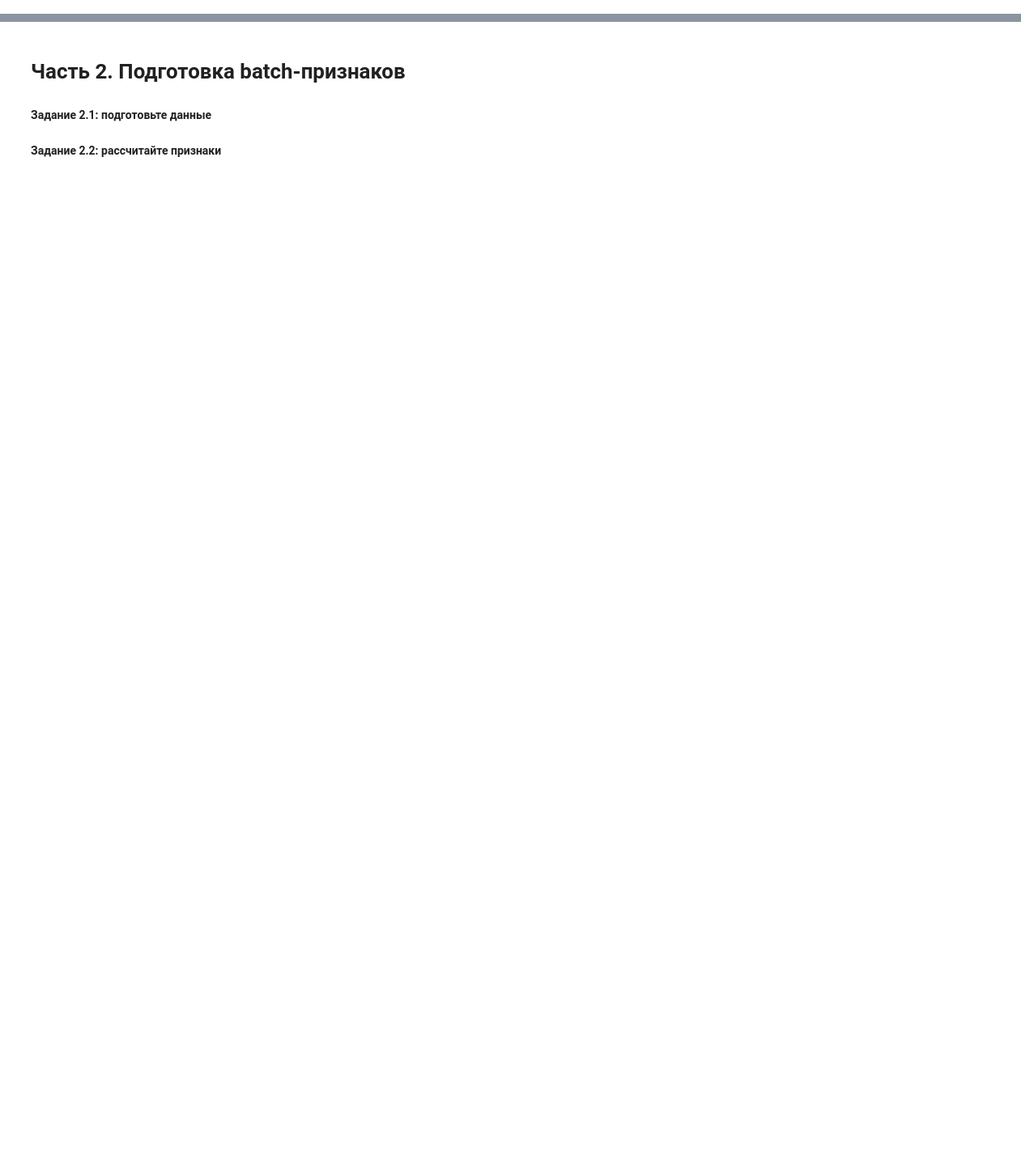
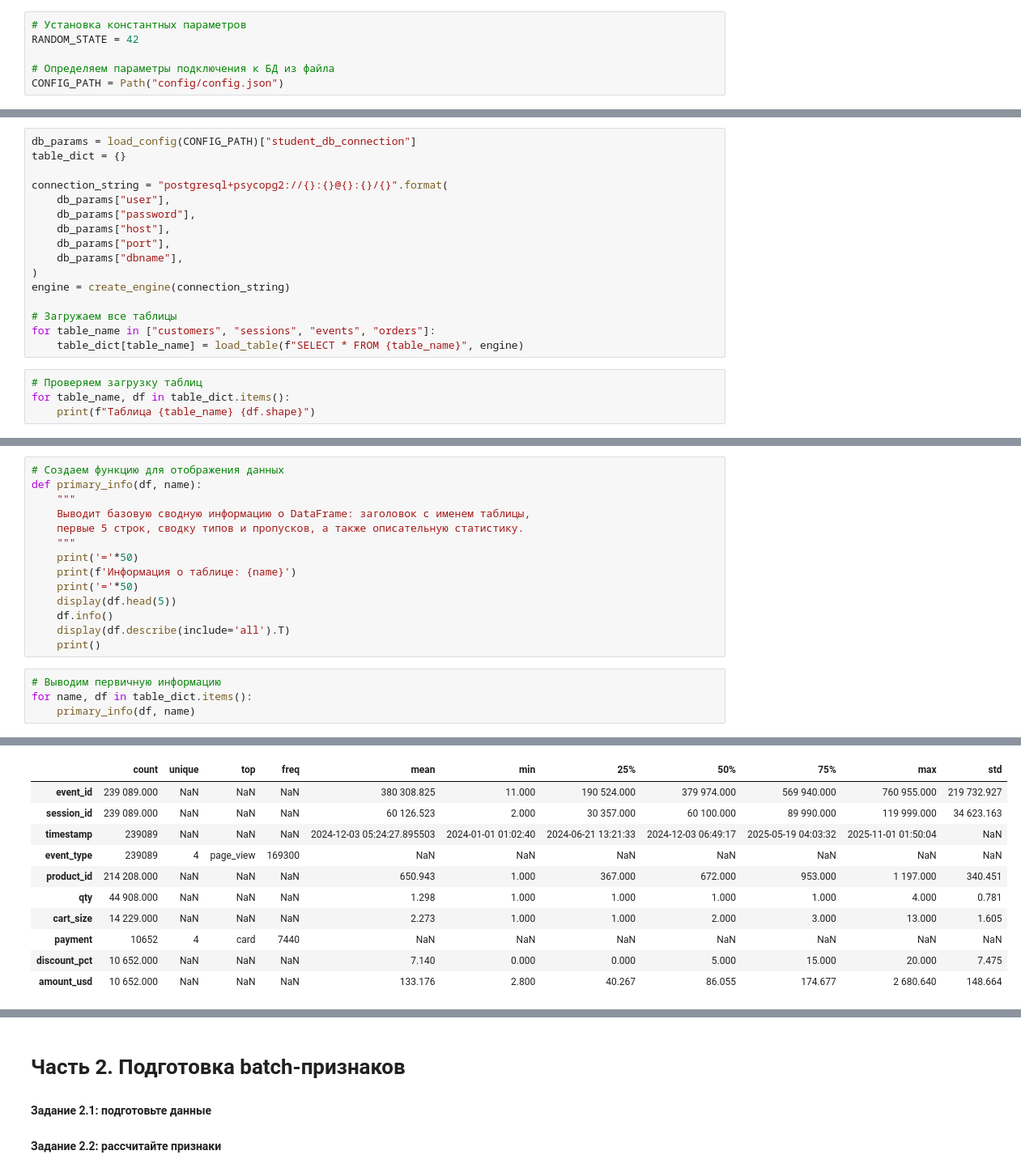
Before and after one commit to MEYakunin/Sprint19_Batch_Features_Airflow_For_Northcart, a Jupyter notebook: Sprint19_notebook.ipynb, the cells around one changed output, grey strips where cells are left out. Shown at 81% size. Drawn from its saved outputs; the diff is of its cells as text; blank space fills up the shorter version.

Commit message:
Создано подключение к БД, выгруженны таблицы и выведена первичная информация о таблицах

```diff
--- a/Sprint19_notebook.ipynb
+++ b/Sprint19_notebook.ipynb
@@ -65,0 +14,6 @@ orders: 10652 строк, N колонок
+# %%
+# Установка константных параметров
+RANDOM_STATE = 42
+
+# Определяем параметры подключения к БД из файла
+CONFIG_PATH = Path("config/config.json")
@@ -65,0 +40,20 @@ orders: 10652 строк, N колонок
+# %%
+db_params = load_config(CONFIG_PATH)["student_db_connection"]
+table_dict = {}
+
+connection_string = "postgresql+psycopg2://{}:{}@{}:{}/{}".format(
+    db_params["user"],
+    db_params["password"],
+    db_params["host"],
+    db_params["port"],
+    db_params["dbname"],
+)
+engine = create_engine(connection_string)
+
+# Загружаем все таблицы
+for table_name in ["customers", "sessions", "events", "orders"]:
+    table_dict[table_name] = load_table(f"SELECT * FROM {table_name}", engine)
+# %%
+# Проверяем загрузку таблиц
+for table_name, df in table_dict.items():
+    print(f"Таблица {table_name} {df.shape}")
@@ -65,0 +67,19 @@ orders: 10652 строк, N колонок
+# %%
+# Создаем функцию для отображения данных
+def primary_info(df, name):
+    """
+    Выводит базовую сводную информацию о DataFrame: заголовок с именем таблицы,
+    первые 5 строк, сводку типов и пропусков, а также описательную статистику.
+    """
+    print('='*50)
+    print(f'Информация о таблице: {name}')
+    print('='*50)
+    display(df.head(5))
+    df.info()
+    display(df.describe(include='all').T)
+    print()
+# %%
+# Выводим первичную информацию
+for name, df in table_dict.items():
+    primary_info(df, name)
+# %% [output]
@@ -65,0 +172,11 @@ orders: 10652 строк, N колонок
+|  | count | unique | top | freq | mean | min | 25% | 50% | 75% | max | std |
+| event_id | 239 089.000 | NaN | NaN | NaN | 380 308.825 | 11.000 | 190 524.000 | 379 974.000 | 569 940.000 | 760 955.000 | 219 732.927 |
+| session_id | 239 089.000 | NaN | NaN | NaN | 60 126.523 | 2.000 | 30 357.000 | 60 100.000 | 89 990.000 | 119 999.000 | 34 623.163 |
+| timestamp | 239089 | NaN | NaN | NaN | 2024-12-03 05:24:27.895503 | 2024-01-01 01:02:40 | 2024-06-21 13:21:33 | 2024-12-03 06:49:17 | 2025-05-19 04:03:32 | 2025-11-01 01:50:04 | NaN |
+| event_type | 239089 | 4 | page_view | 169300 | NaN | NaN | NaN | NaN | NaN | NaN | NaN |
+| product_id | 214 208.000 | NaN | NaN | NaN | 650.943 | 1.000 | 367.000 | 672.000 | 953.000 | 1 197.000 | 340.451 |
+| qty | 44 908.000 | NaN | NaN | NaN | 1.298 | 1.000 | 1.000 | 1.000 | 1.000 | 4.000 | 0.781 |
+| cart_size | 14 229.000 | NaN | NaN | NaN | 2.273 | 1.000 | 1.000 | 2.000 | 3.000 | 13.000 | 1.605 |
+| payment | 10652 | 4 | card | 7440 | NaN | NaN | NaN | NaN | NaN | NaN | NaN |
+| discount_pct | 10 652.000 | NaN | NaN | NaN | 7.140 | 0.000 | 0.000 | 5.000 | 15.000 | 20.000 | 7.475 |
+| amount_usd | 10 652.000 | NaN | NaN | NaN | 133.176 | 2.800 | 40.267 | 86.055 | 174.677 | 2 680.640 | 148.664 |
```
Also changed, not shown: parts of 9 cells of this notebook.
